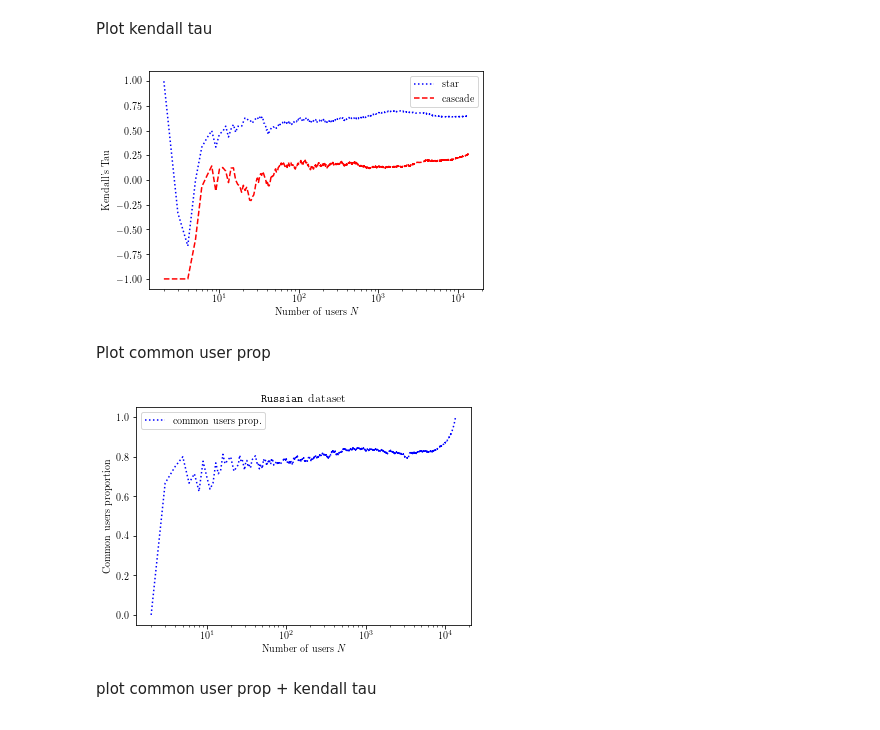
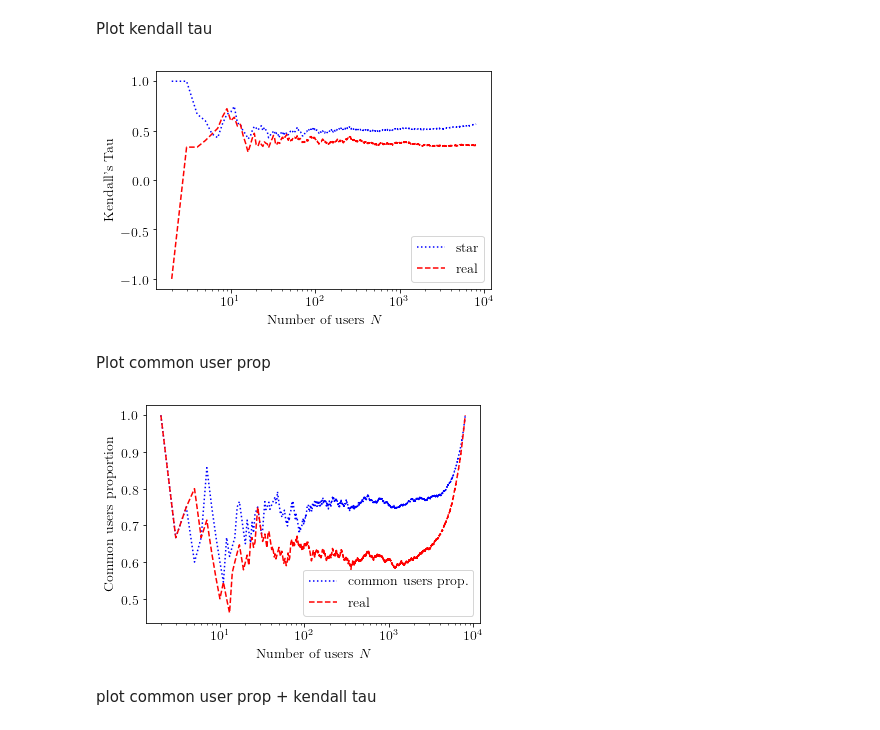
Before and after one commit to yokaiAG/Stage2019, a Jupyter notebook: Code/Journal_plots.ipynb, the cells around one changed output. Cells and saved outputs as stored; diff of their text form; code cells hidden in the pictures.

```diff
--- a/Code/Journal_plots.ipynb
+++ b/Code/Journal_plots.ipynb
@@ -13,29 +13,30 @@ mpl.rc('text', usetex = True)
 mpl.rc('font', family = 'serif')
 # %%
 out_path = "../PsiResults/Plots_journal/"
-name = "weibo"
+name = "weibo8002"
 # %% [markdown]
 ## Lists comparison
 # %% [markdown]
 Load dataframes.
 # %%
-df_oursin = pd.read_csv("../PsiResults/ComparePsis/russian_emul_oursin_top13500emul/compare_lists_df.txt")
-x = df_oursin['N'].values
+# df_oursin = pd.read_csv("../PsiResults/ComparePsis/russian_emul_oursin_top13500emul/compare_lists_df.txt")
+# x = df_oursin['N'].values
 # df_cascade = pd.read_csv("../PsiResults/ComparePsis/russian_emul_cascade_top13500emul/compare_lists_df.txt")
 
-# df_oursin = pd.read_csv("../PsiResults/ComparePsis/weibo_emul_oursin_top1501emul/compare_lists_df.txt")
+df_oursin = pd.read_csv("../PsiResults/ComparePsis/weibo_emul_oursin_top8002emul/compare_lists_df.txt")
 # df_cascade = pd.read_csv("../PsiResults/ComparePsis/weibo_emul_cascade_top1501emul/compare_lists_df.txt")
-# df_truegraph = pd.read_csv("../PsiResults/ComparePsis/weibo_emul_truegraph_top1501emul/compare_lists_df.txt")
+df_truegraph = pd.read_csv("../PsiResults/ComparePsis/weibo_emul_truegraph_top8002emul/compare_lists_df.txt")
 # %% [markdown]
 Plot kendall tau
 # %%
 # init
+x = df_oursin['N'].values
 fig, ax = plt.subplots()
 
 # plot kendall tau
 ax.semilogx(x, df_oursin['kendall'].values, color='blue', ls=':', label="star")
-ax.semilogx(x, df_cascade['kendall'].values, color='red', ls='--', label="cascade")
-# ax.semilogx(x, df_truegraph['kendall'].values, color='green', ls='-.', label="real")
+# ax.semilogx(x, df_cascade['kendall'].values, color='red', ls='--', label="cascade")
+ax.semilogx(x, df_truegraph['kendall'].values, color='red', ls='--', label="real")
 
 # labels & legend
 plt.xlabel(r"Number of users $N$", usetex=True)
@@ -44,34 +45,35 @@ plt.legend(loc='best')
 
 # show save close
 plt.savefig(out_path + name + "_kendall_tau.eps")
+plt.savefig(out_path + name + "_kendall_tau.pdf")
 plt.show()
 plt.close()
 # %% [output]
-[figure, old version]
+[figure, new version]
 # %% [markdown]
 Plot common user prop
 # %%
 # init
 fig, ax = plt.subplots()
 
 # plot
 ax.semilogx(x, df_oursin['common_users_prop'].values, color='blue', ls=':', label="common users prop.")
 # ax.semilogx(x, df_cascade['common_users_prop'].values, color='red', ls='--', label="cascade")
-# ax.semilogx(x, df_truegraph['common_users_prop'].values, color='green', ls='-.', label="real")
+ax.semilogx(x, df_truegraph['common_users_prop'].values, color='red', ls='--', label="real")
 
 # labels & legend
 plt.xlabel(r"Number of users $N$", usetex=True)
 plt.ylabel(r"Common users proportion", usetex=True)
 plt.legend(loc='best')
 
 # show save close
-plt.title(r"\texttt{Russian} dataset")
+# plt.title(r"\texttt{Russian} dataset")
 plt.savefig(out_path + name + "_common_user_prop.eps")
 plt.savefig(out_path + name + "_common_user_prop.pdf")
 plt.show()
 plt.close()
 # %% [output]
-[figure, old version]
+[figure, new version]
 # %% [markdown]
 plot common user prop + kendall tau
 # %%
```
Also changed, not shown: parts of 3 cells of this notebook, 10 other files.
